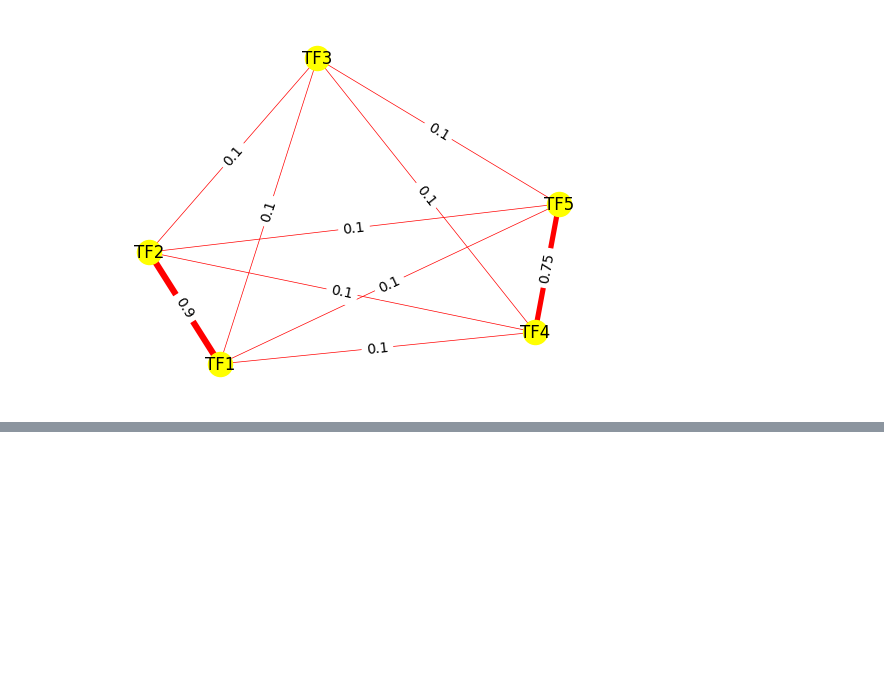
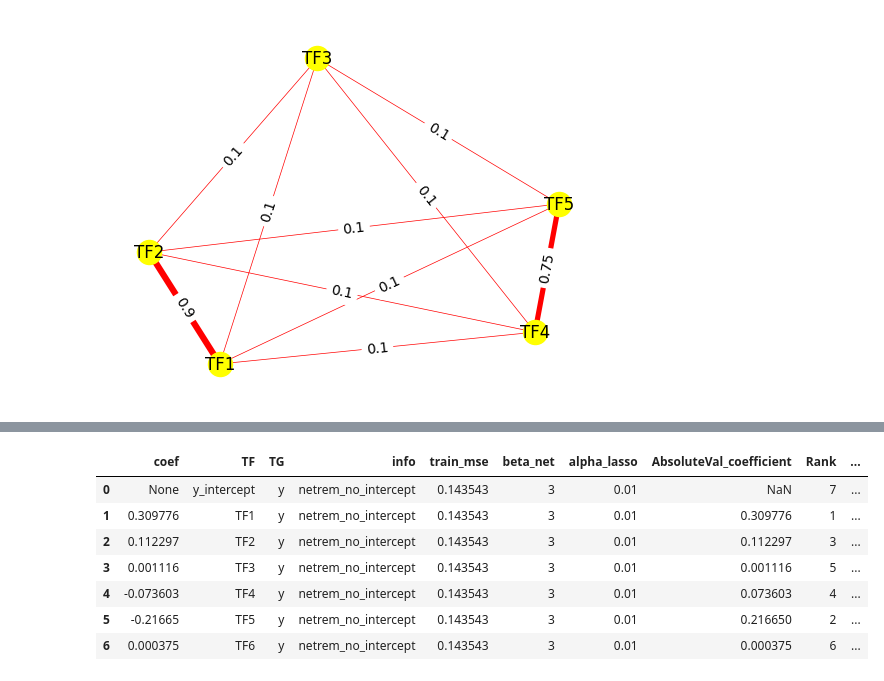
Before and after one commit to SaniyaKhullar/NetREm, a Jupyter notebook: code/Untitled.ipynb, the cells around one changed output, grey strips where cells are left out. Drawn from its saved outputs; the diff is of its cells as text; code cells hidden in the pictures; blank space fills up the shorter version.

```diff
--- a/code/Untitled.ipynb
+++ b/code/Untitled.ipynb
@@ -87,0 +144,11 @@ Please note that the testing Mean Square Error (MSE) is 0.10939471847175698
+# %%
+netrem_demo.combined_df
+# %% [output]
+|  | coef | TF | TG | info | train_mse | beta_net | alpha_lasso | AbsoluteVal_coefficient | Rank | ... |
+| 0 | None | y_intercept | y | netrem_no_intercept | 0.143543 | 3 | 0.01 | NaN | 7 | ... |
+| 1 | 0.309776 | TF1 | y | netrem_no_intercept | 0.143543 | 3 | 0.01 | 0.309776 | 1 | ... |
+| 2 | 0.112297 | TF2 | y | netrem_no_intercept | 0.143543 | 3 | 0.01 | 0.112297 | 3 | ... |
+| 3 | 0.001116 | TF3 | y | netrem_no_intercept | 0.143543 | 3 | 0.01 | 0.001116 | 5 | ... |
+| 4 | -0.073603 | TF4 | y | netrem_no_intercept | 0.143543 | 3 | 0.01 | 0.073603 | 4 | ... |
+| 5 | -0.21665 | TF5 | y | netrem_no_intercept | 0.143543 | 3 | 0.01 | 0.216650 | 2 | ... |
+| 6 | 0.000375 | TF6 | y | netrem_no_intercept | 0.143543 | 3 | 0.01 | 0.000375 | 6 | ... |
```
Also changed, not shown: parts of 7 cells of this notebook, 1 other file.
